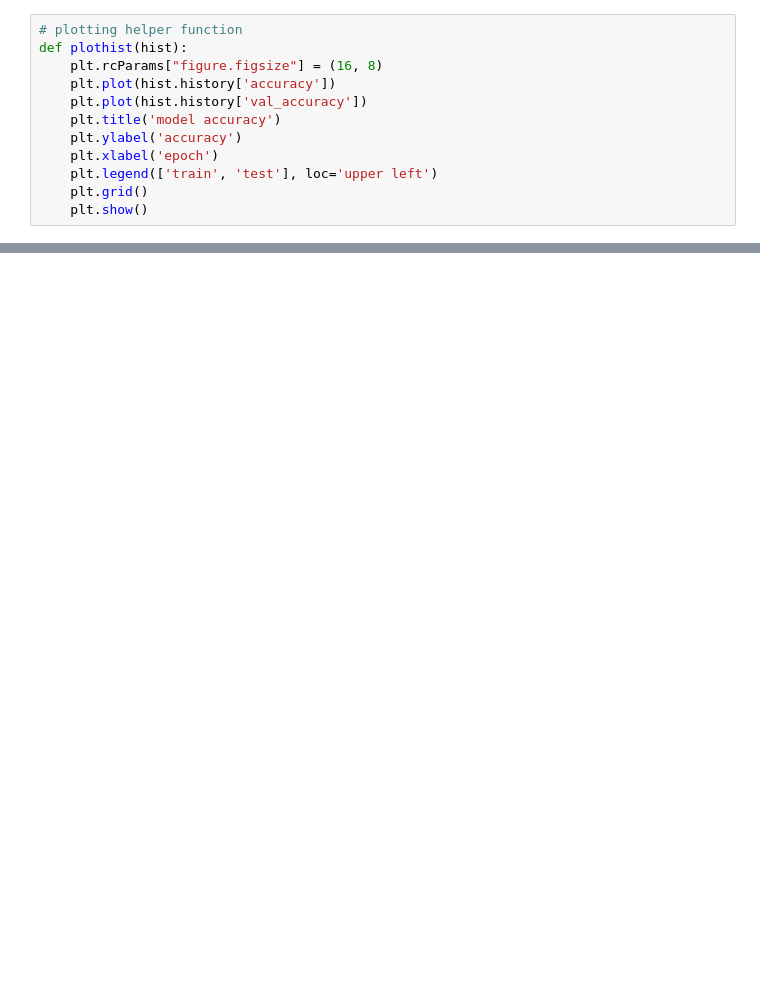
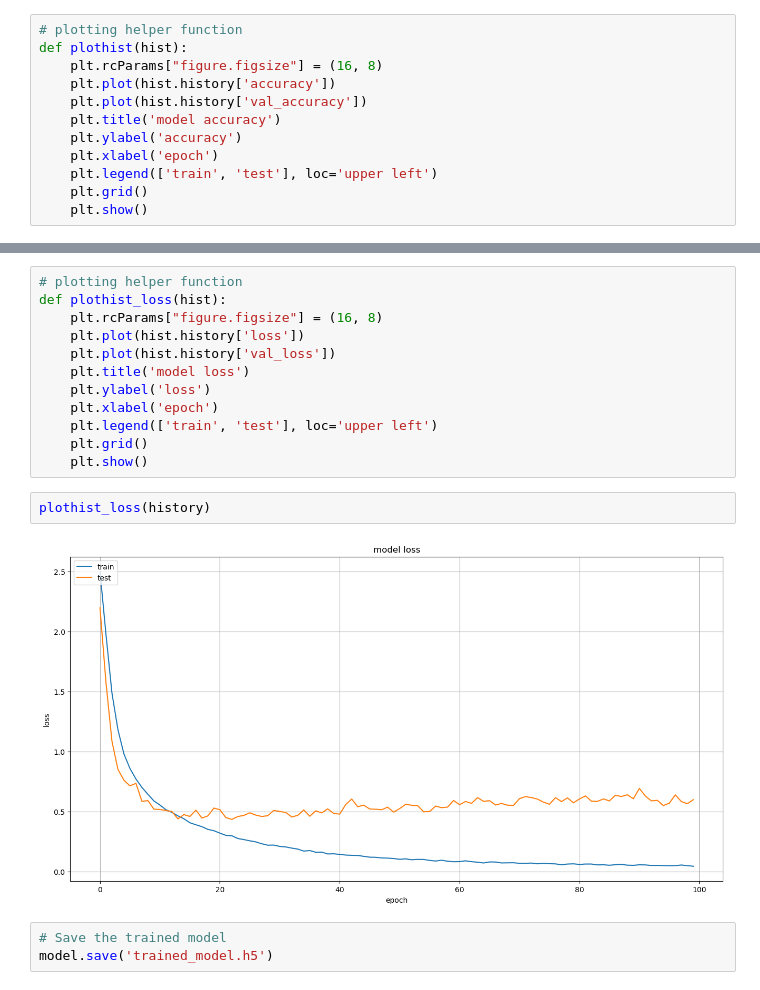
Before and after one commit to AndrewCheUA/Image_Classification_Web_App_Team_3, a Jupyter notebook: NN_test/DenseNet_test.ipynb, the cells around one changed output, grey strips where cells are left out. Drawn from its saved outputs; the diff is of its cells as text; blank space fills up the shorter version.

Commit message:
trained model

```diff
--- a/NN_test/DenseNet_test.ipynb
+++ b/NN_test/DenseNet_test.ipynb
@@ -132,0 +133,19 @@ plothist(history)
+# %%
+# plotting helper function
+def plothist_loss(hist):
+    plt.rcParams["figure.figsize"] = (16, 8)
+    plt.plot(hist.history['loss'])
+    plt.plot(hist.history['val_loss'])
+    plt.title('model loss')
+    plt.ylabel('loss')
+    plt.xlabel('epoch')
+    plt.legend(['train', 'test'], loc='upper left')
+    plt.grid()
+    plt.show()
+# %%
+plothist_loss(history)
+# %% [output]
+[figure, added]
+# %%
+# Save the trained model
+model.save('trained_model.h5')
```
Also changed, not shown: parts of 4 cells of this notebook, 8 other files.
